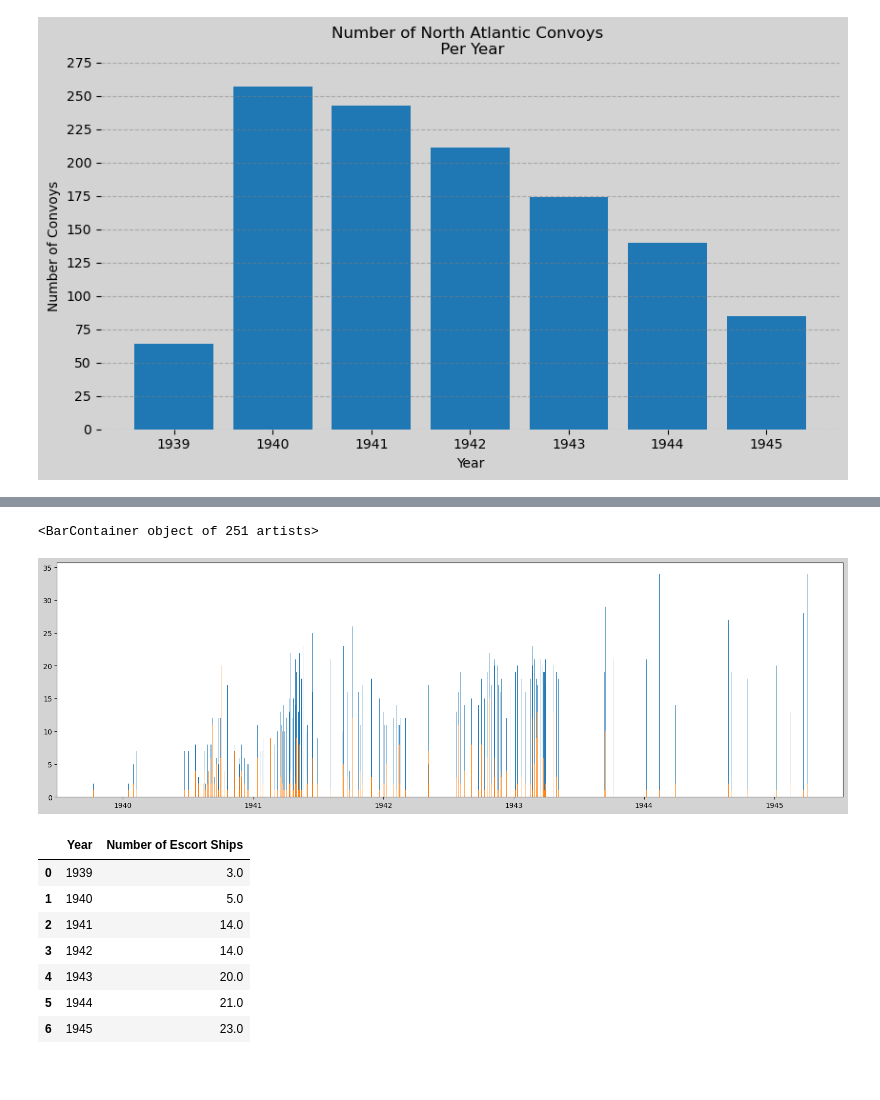
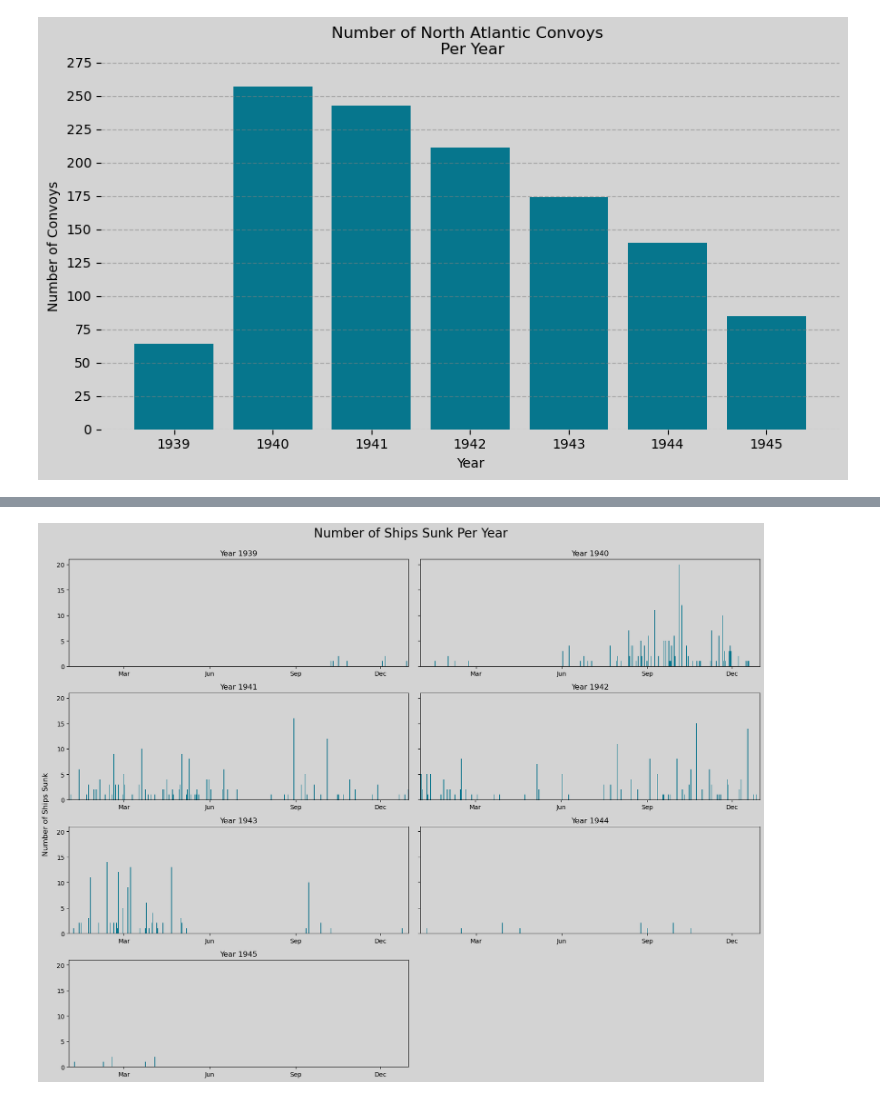
Before and after one commit to MAP9900/Modeling-The-Convoy-System, a Jupyter notebook: Code/Data Visualization/Convoy_Data_Vis.ipynb, the cells around one changed output, grey strips where cells are left out. Drawn from its saved outputs; the diff is of its cells as text; code cells hidden in the pictures.

```diff
--- a/Code/Data Visualization/Convoy_Data_Vis.ipynb
+++ b/Code/Data Visualization/Convoy_Data_Vis.ipynb
@@ -189,22 +182,32 @@ plt.show()
-# %%
-df_sunk = df[df['Number of Ships Sunk'] > 0]
-fig, ax = plt.subplots(figsize=(20, 6), facecolor='lightgrey')
-ax.bar(df_sunk['Depart_Date'], df_sunk['Number of Escort Ships'])
-ax.bar(df_sunk['Depart_Date'], df_sunk['Number of Ships Sunk'])
-# %% [output]
-<BarContainer object of 251 artists>
-[figure, removed]
+# %%
+#Sinkings per Year
+df_sunk = df[df['Number of Ships Sunk'] > 0].copy()
+df_sunk['Depart_Date'] = pd.to_datetime(df_sunk['Depart_Date'])
+years = range(1939, 1946)
+df_sunk['Depart_Date'] = pd.to_datetime(df_sunk['Depart_Date'])  # Convert to datetime
+df_sunk_years = {year: df_sunk[df_sunk['Year'] == year] for year in years}
+fig, axs = plt.subplots(4, 2, sharey=True, figsize=(16, 12), facecolor='lightgrey')
+for i, year in enumerate(years):
+    row, col = divmod(i, 2)
+    ax = axs[row, col]
+    ax.bar(df_sunk_years[year]['Depart_Date'], df_sunk_years[year]['Number of Ships Sunk'], color='#06768d')
+    ax.set_title(f"Year {year}")
+    ax.set_facecolor('lightgrey')
+    start_date = pd.Timestamp(year=year, month=1, day=1)
+    end_date = pd.Timestamp(year=year, month=12, day=31)
+    ax.set_xlim(start_date, end_date)
+    month_ticks = [pd.Timestamp(year=year, month=m, day=1) for m in [3, 6, 9, 12]]
+    ax.set_xticks(month_ticks)
+    ax.set_xticklabels([date.strftime('%b') for date in month_ticks])
+plt.tight_layout()
+plt.suptitle('Number of Ships Sunk Per Year', x=0.5, y=1.03, fontsize=20)
+fig.supylabel('Number of Ships Sunk', x=-0.01, y=.5, fontsize=12)
+fig.delaxes(axs[3][1])
+plt.show()
+# %% [output]
+[figure, added]
 # %%
-
-yearly_avg_escorts = df.groupby(df['Year'])['Number of Escort Ships'].mean().reset_index().round()
-yearly_avg_escorts_sunk = df_sunk.groupby(df_sunk['Year'])['Number of Escort Ships'].mean().reset_index().round()
-yearly_avg_escorts
+#Yearly Total Ship Type Counts
+yearly_avg_escorts = df.groupby(df['Year'])['Number of Escort Ships'].sum().reset_index().round()
+yearly_avg_ships = df.groupby(df['Year'])['Number of Ships'].sum().reset_index().round()
+yearly_avg_ships['Number of Ships'] = (yearly_avg_ships['Number of Ships'] - yearly_avg_escorts['Number of Escort Ships'])
-# %% [output]
-|  | Year | Number of Escort Ships |
-| 0 | 1939 | 3.0 |
-| 1 | 1940 | 5.0 |
-| 2 | 1941 | 14.0 |
-| 3 | 1942 | 14.0 |
-| 4 | 1943 | 20.0 |
-| 5 | 1944 | 21.0 |
-| 6 | 1945 | 23.0 |
```
Also changed, not shown: parts of 11 cells of this notebook.
